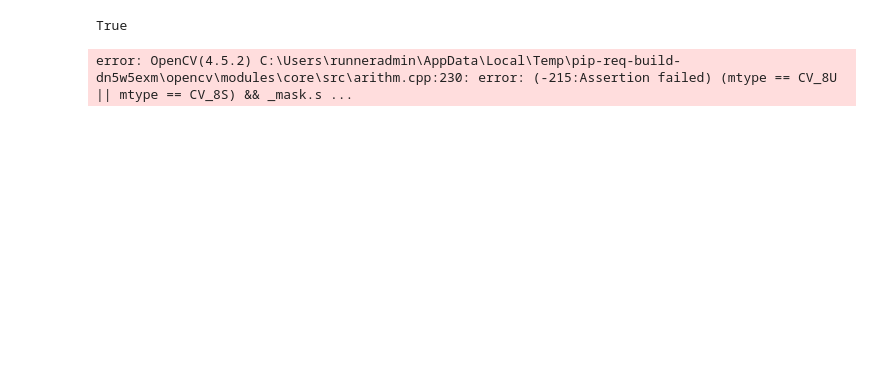
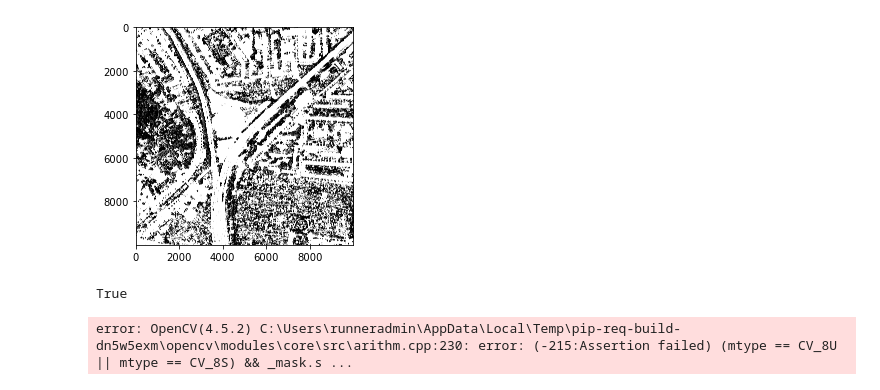
Before and after one commit to Bashinim/Parking-Lot-Detection, a Jupyter notebook: Image_and_annotation_processing/Masking out trees.ipynb, the cells around one changed output. Drawn from its saved outputs; the diff is of its cells as text; code cells hidden in the pictures; blank space fills up the shorter version.

```diff
--- a/Image_and_annotation_processing/Masking out trees.ipynb
+++ b/Image_and_annotation_processing/Masking out trees.ipynb
@@ -10,6 +11,24 @@ import numpy as np
 im = Image.open('F:/Berlin-DOP_2020/Processed images/dop10rgbi_391_5824_1_be_2020_trees.tif')
 im.convert('RGB').save('F:/Berlin-DOP_2020/Processed images/dop10rgbi_391_5824_1_be_2020_trees.png')
 del im
+# %%
+# load image with alpha channel
+img = cv2.imread('F:/Berlin-DOP_2020/Processed images/dop10rgbi_391_5824_1_be_2020_trees.png', cv2.IMREAD_UNCHANGED)
+# %%
+image_copy = img.copy()
+
+black_pixels_mask = np.all(img == [0, 0, 0], axis=-1)
+
+non_black_pixels_mask = np.any(img != [0, 0, 0], axis=-1)
+# or non_black_pixels_mask = ~black_pixels_mask
+
+image_copy[black_pixels_mask] = [255, 255, 255]
+image_copy[non_black_pixels_mask] = [0, 0, 0]
+
+plt.imshow(image_copy)
+plt.show()
+# %% [output]
+[figure, added]
 # %%
 # Converting the Roads raster to a binary mask
 
```
Also changed, not shown: parts of 2 cells of this notebook.
